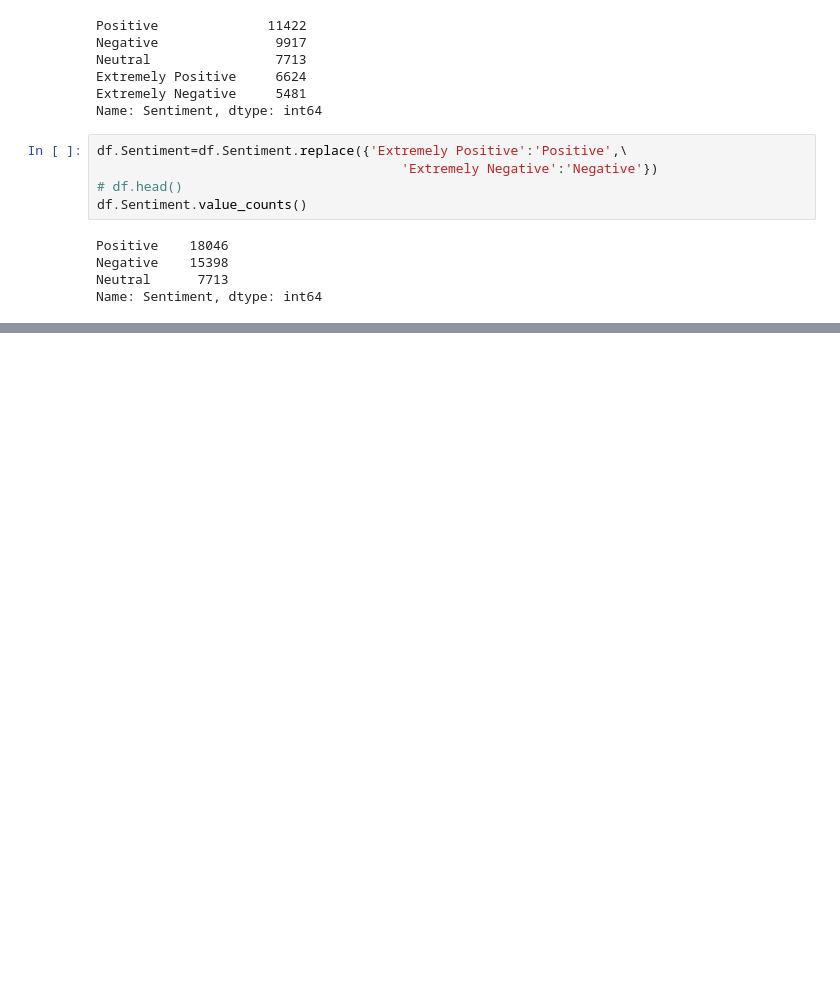
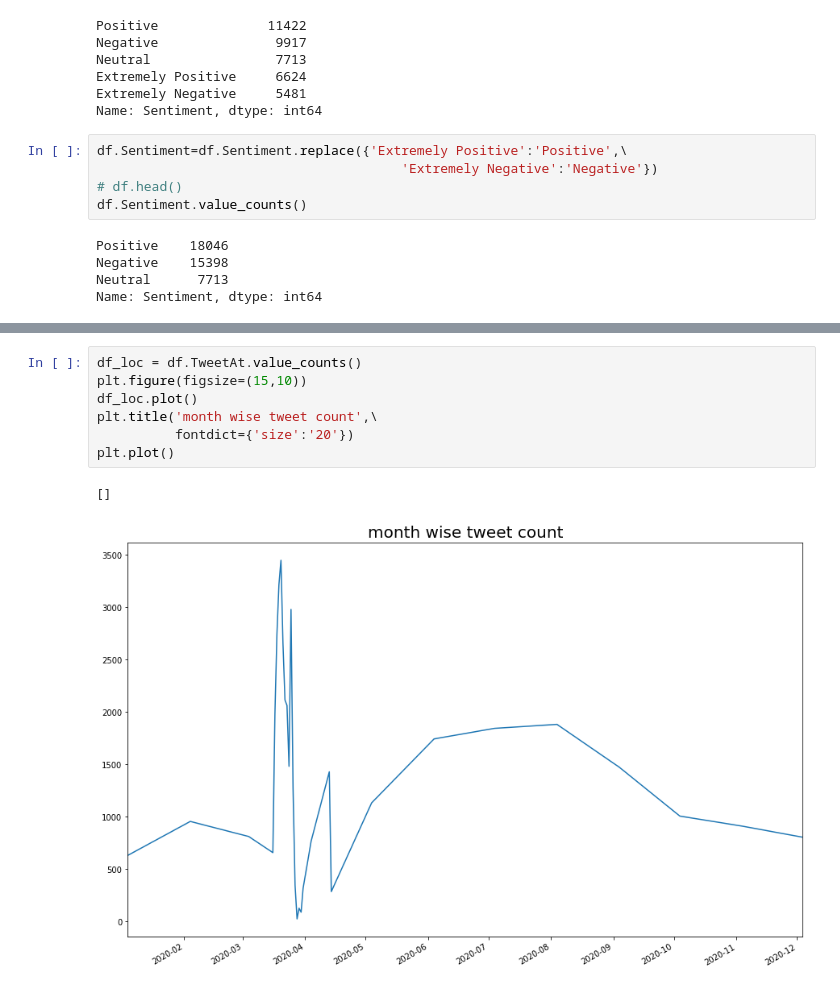
Before and after one commit to pritindra/ML_projects, a Jupyter notebook: Corona_nlp/corona_nlp.ipynb, the cells around one changed output, grey strips where cells are left out. Drawn from its saved outputs; the diff is of its cells as text; blank space fills up the shorter version.

```diff
--- a/Corona_nlp/corona_nlp.ipynb
+++ b/Corona_nlp/corona_nlp.ipynb
@@ -63,0 +74,10 @@ plt.show()
+# %%
+df_loc = df.TweetAt.value_counts()
+plt.figure(figsize=(15,10))
+df_loc.plot()
+plt.title('month wise tweet count',\
+          fontdict={'size':'20'})
+plt.plot()
+# %% [output]
+[]
+[figure, added]
```
Also changed, not shown: parts of 6 cells of this notebook.
